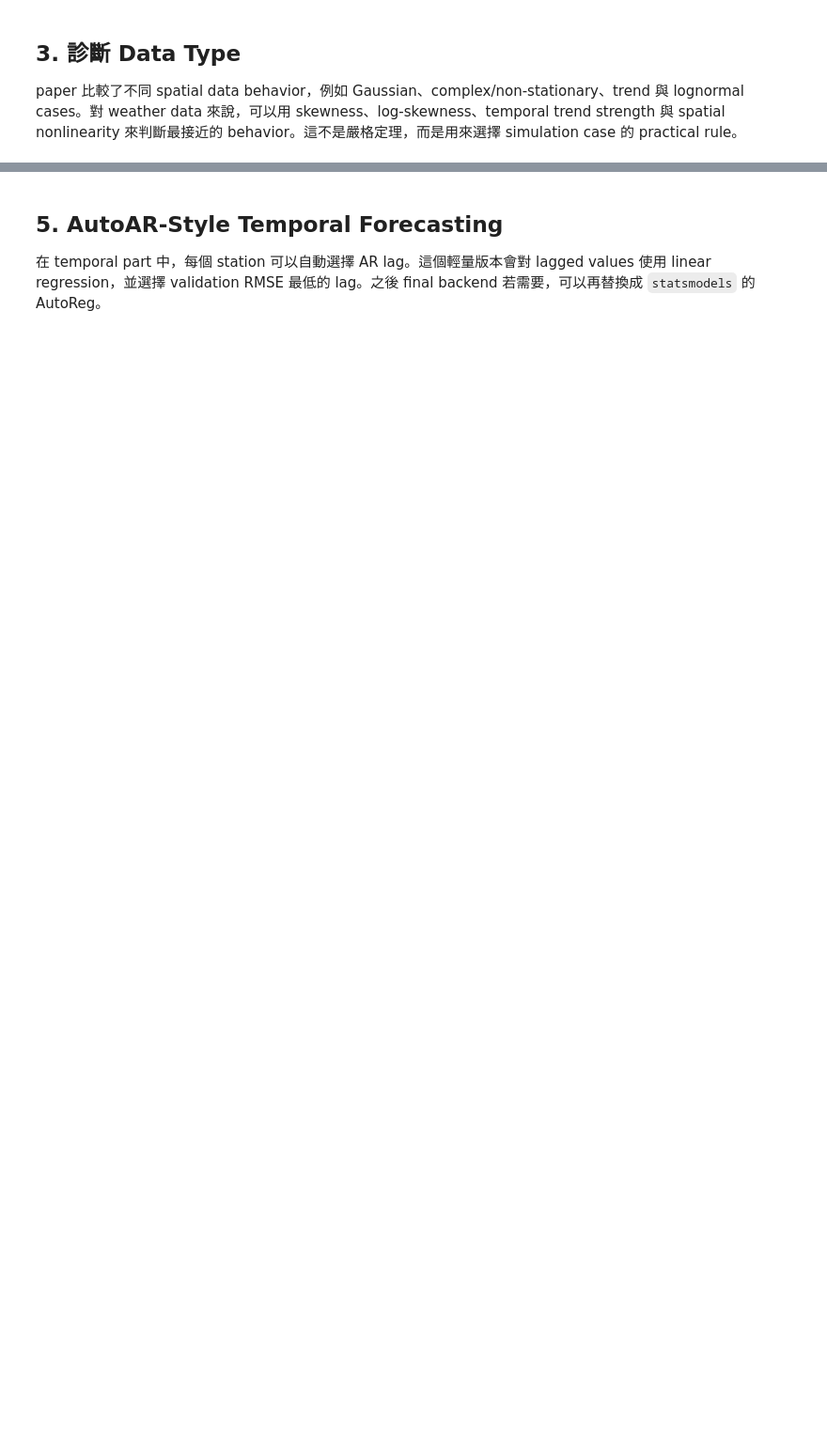
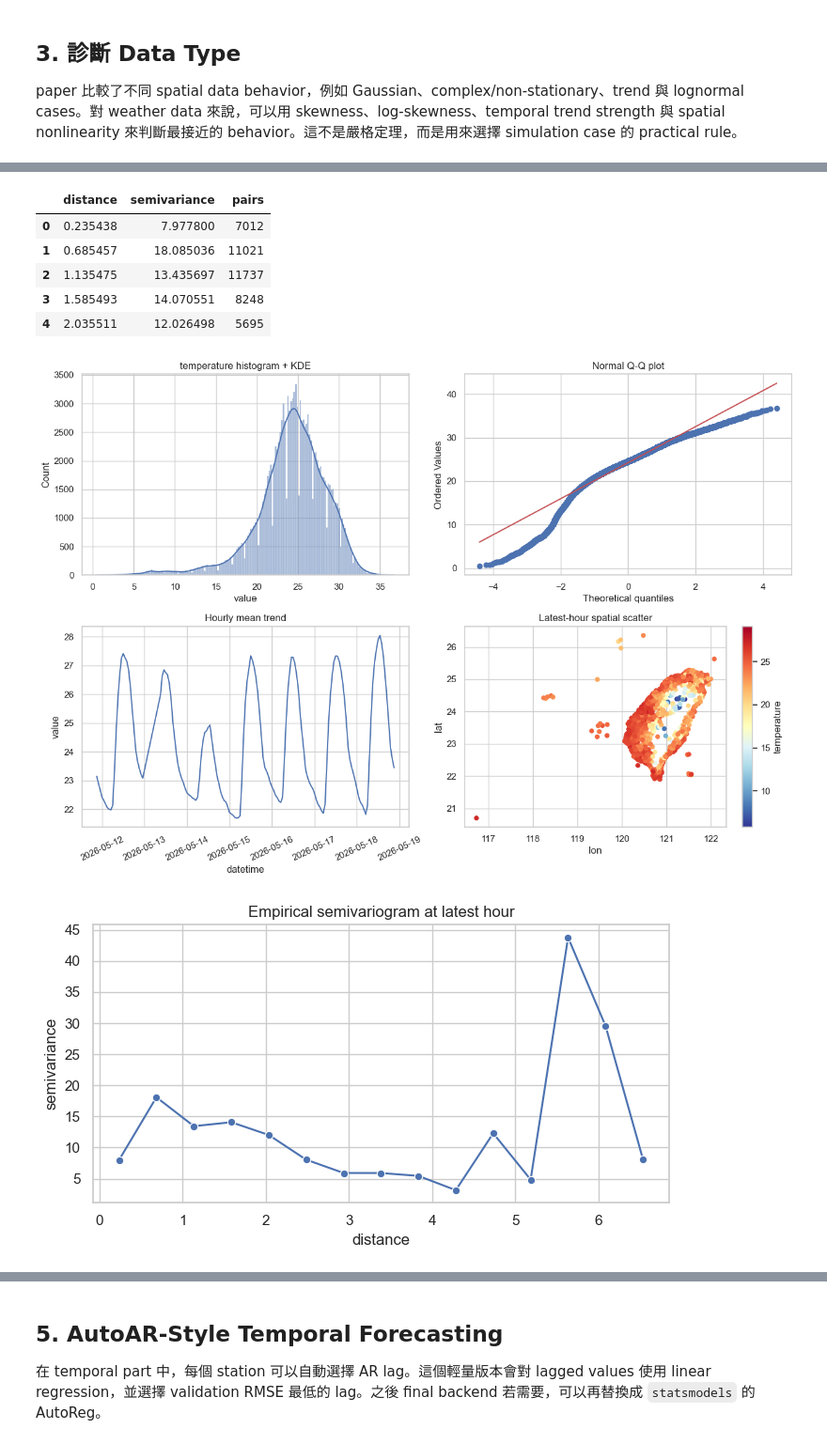
Before and after one commit to shu-ming0808/use_ML_with_kriging, a Jupyter notebook: main/01_weather_data_diagnosis_and_training.ipynb, the cells around one changed output, grey strips where cells are left out. Shown at 94% size. Saved outputs shown, nothing was run; the diff lists cells and outputs as text; code cells hidden in the pictures; blank space fills up the shorter version.

```diff
--- a/main/01_weather_data_diagnosis_and_training.ipynb
+++ b/main/01_weather_data_diagnosis_and_training.ipynb
@@ -53,9 +64,17 @@ db_settings: {'server': '127.0.0.1', 'port': 3306, 'user': 'sammy', 'database':
 
 project database 會把真實 observation 存在 `observations_hourly`，測站座標存在 `stations`。這個 cell 會針對一個 weather variable 讀取最近 168 小時資料。如果要診斷 humidity、wind speed 或 pressure，可以修改 `VARIABLE`。
 # %%
+safe_db_settings = dict(config_module.db_settings)
+safe_db_settings['password_set'] = bool(safe_db_settings.pop('password'))
+print('db_settings:', safe_db_settings)
+
 df = read_observations(VARIABLE, limit_hours=TRAINING_HOURS)
+
 df['datetime'] = pd.to_datetime(df['datetime'])
-df = df.dropna(subset=['lat', 'lon', 'datetime', 'value']).sort_values(['datetime', 'station_id'])
+df = (
+    df.dropna(subset=['lat', 'lon', 'datetime', 'value'])
+      .sort_values(['datetime', 'station_id'])
+)
 display(df.head())
 print('rows:', len(df), 'stations:', df['station_id'].nunique(), 'time range:', df['datetime'].min(), 'to', df['datetime'].max())
 # %% [output]
@@ -195,0 +157,68 @@ plt.tight_layout()
+# %%
+from scipy import stats
+
+latest = df[df['datetime'] == df['datetime'].max()].copy()
+
+fig, axes = plt.subplots(2, 2, figsize=(13, 9))
+sns.histplot(df['value'], kde=True, ax=axes[0, 0])
+axes[0, 0].set_title(f'{VARIABLE} histogram + KDE')
+
+stats.probplot(df['value'].dropna(), dist='norm', plot=axes[0, 1])
+axes[0, 1].set_title('Normal Q-Q plot')
+
+hourly_mean = df.groupby('datetime')['value'].mean().reset_index()
+sns.lineplot(data=hourly_mean, x='datetime', y='value', ax=axes[1, 0])
+axes[1, 0].set_title('Hourly mean trend')
+axes[1, 0].tick_params(axis='x', rotation=25)
+
+sc = axes[1, 1].scatter(latest['lon'], latest['lat'], c=latest['value'], cmap='RdYlBu_r', s=24)
+axes[1, 1].set_title('Latest-hour spatial scatter')
+axes[1, 1].set_xlabel('lon')
+axes[1, 1].set_ylabel('lat')
+plt.colorbar(sc, ax=axes[1, 1], label=VARIABLE)
+plt.tight_layout()
+
+
+def empirical_semivariogram(data, max_pairs=50000, n_bins=15, random_state=42):
+    sample = data[['lon', 'lat', 'value']].dropna().copy()
+    coords = sample[['lon', 'lat']].to_numpy(float)
+    values = sample['value'].to_numpy(float)
+    rng = np.random.default_rng(random_state)
+    n = len(sample)
+    if n < 3:
+        return pd.DataFrame(columns=['distance', 'semivariance', 'pairs'])
+
+    pair_count = min(max_pairs, n * (n - 1) // 2)
+    i = rng.integers(0, n, pair_count)
+    j = rng.integers(0, n, pair_count)
+    valid = i != j
+    i, j = i[valid], j[valid]
+    distances = np.sqrt(((coords[i] - coords[j]) ** 2).sum(axis=1))
+    semivar = 0.5 * (values[i] - values[j]) ** 2
+    bins = np.linspace(distances.min(), distances.max(), n_bins + 1)
+    labels = 0.5 * (bins[:-1] + bins[1:])
+    binned = pd.cut(distances, bins=bins, labels=labels, include_lowest=True)
+    out = pd.DataFrame({'distance_bin': binned, 'semivariance': semivar})
+    return out.groupby('distance_bin', observed=True).agg(
+        distance=('distance_bin', lambda x: float(x.iloc[0])),
+        semivariance=('semivariance', 'mean'),
+        pairs=('semivariance', 'size'),
+    ).reset_index(drop=True)
+
+variogram_df = empirical_semivariogram(latest)
+display(variogram_df.head())
+plt.figure(figsize=(7, 4))
+sns.lineplot(data=variogram_df, x='distance', y='semivariance', marker='o')
+plt.title('Empirical semivariogram at latest hour')
+plt.xlabel('distance')
+plt.ylabel('semivariance')
+plt.tight_layout()
+# %% [output]
+|  | distance | semivariance | pairs |
+| 0 | 0.235438 | 7.977800 | 7012 |
+| 1 | 0.685457 | 18.085036 | 11021 |
+| 2 | 1.135475 | 13.435697 | 11737 |
+| 3 | 1.585493 | 14.070551 | 8248 |
+| 4 | 2.035511 | 12.026498 | 5695 |
+[figure, added]
+[figure, added]
```
Also changed, not shown: parts of 13 cells of this notebook, 6 other files.
